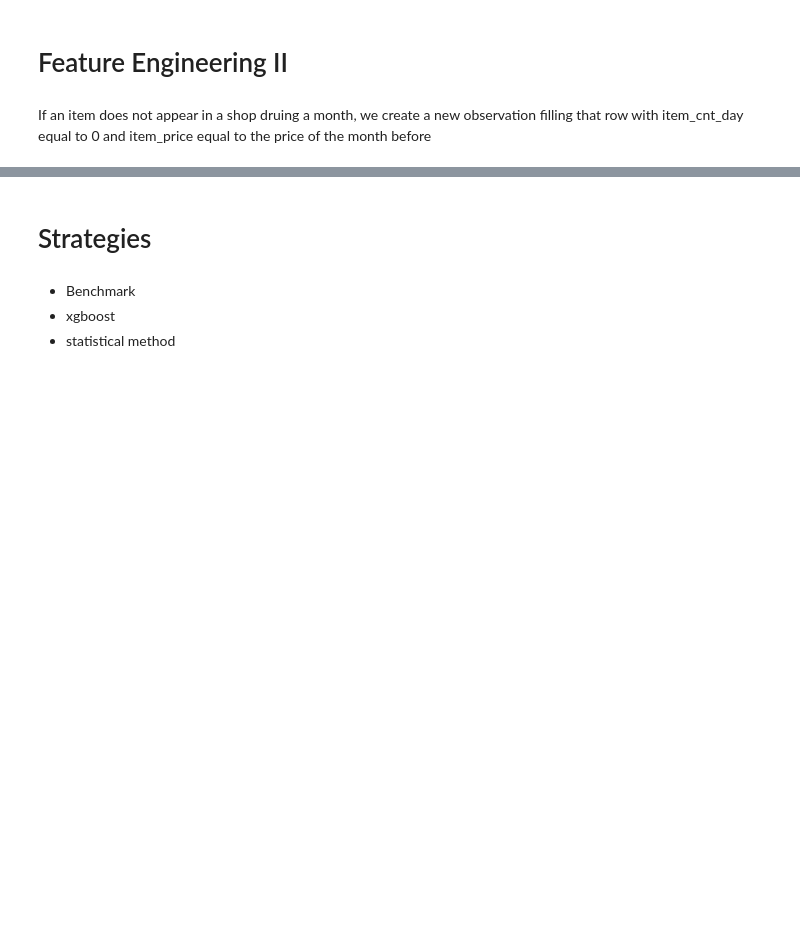
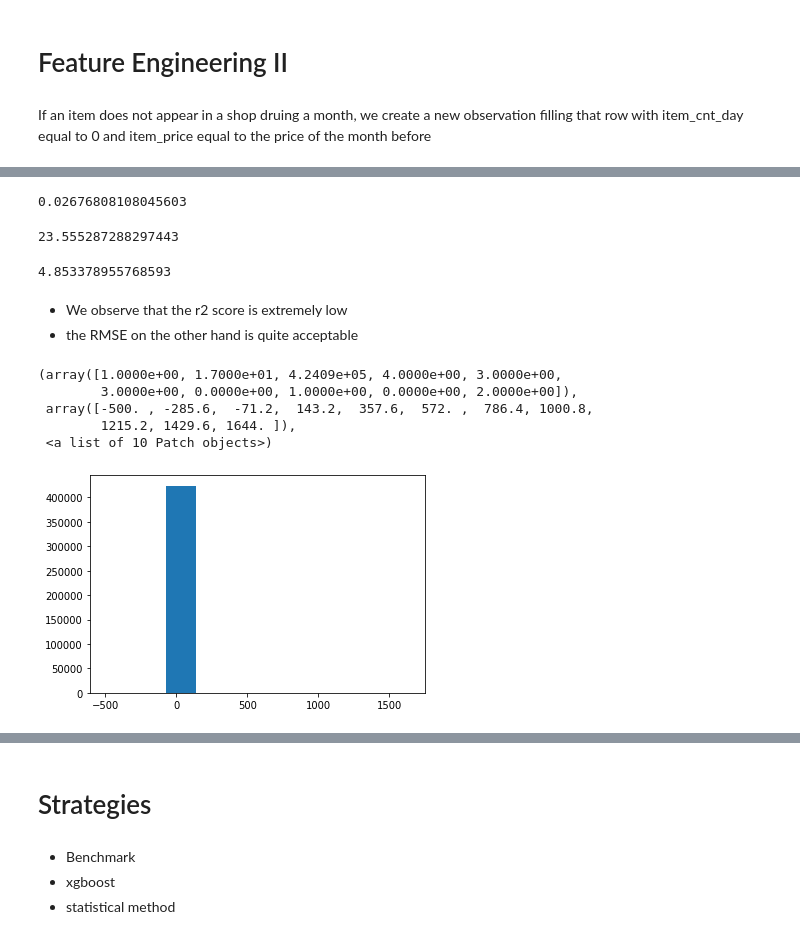
Before and after one commit to AlessandroBiagi/DataScienceProjects, a Jupyter notebook: Future_Sales/Predict_Future_Sales.ipynb, the cells around one changed output, grey strips where cells are left out. Drawn from its saved outputs; the diff is of its cells as text; code cells hidden in the pictures; blank space fills up the shorter version.

Commit message:
Added benchmark strategy and a beginning of a xgboost strategy

```diff
--- a/Future_Sales/Predict_Future_Sales.ipynb
+++ b/Future_Sales/Predict_Future_Sales.ipynb
@@ -422,0 +406,8 @@ df_merged['item_price'].fillna(med, inplace=True)
+# %%
+df_predicted = df_merged[['joined_fields', 'date_block_num', 'item_cnt_day']]
+df_predicted = df_predicted[df_predicted['date_block_num'] == 32]
+# %%
+df_true_value = df_merged[['joined_fields', 'date_block_num', 'item_cnt_day']]
+df_true_value = df_true_value[df_true_value['date_block_num'] == 33]
+# %%
+df_benchmark = df_predicted.merge(df_true_value, on='joined_fields', how='inner', suffixes=['_predicted','_true_value'])
@@ -422,0 +425,28 @@ df_merged['item_price'].fillna(med, inplace=True)
+# %%
+# Now we evaluate the benchmark prediction
+r2_score(df_benchmark['item_cnt_day_predicted'], df_benchmark['item_cnt_day_true_value'])
+# %% [output]
+0.02676808108045603
+# %%
+mean_squared_error(df_benchmark['item_cnt_day_predicted'], df_benchmark['item_cnt_day_true_value'])
+# %% [output]
+23.555287288297443
+# %%
+mean_squared_error(df_benchmark['item_cnt_day_predicted'], df_benchmark['item_cnt_day_true_value']) ** 0.5
+# %% [output]
+4.853378955768593
+# %% [markdown]
+- We observe that the r2 score is extremely low
+- the RMSE on the other hand is quite acceptable
+# %%
+import matplotlib.pyplot as plt
+error_benchmark = df_benchmark['item_cnt_day_predicted'] - df_benchmark['item_cnt_day_true_value']
+# %%
+plt.hist(error_benchmark)
+# %% [output]
+(array([1.0000e+00, 1.7000e+01, 4.2409e+05, 4.0000e+00, 3.0000e+00,
+        3.0000e+00, 0.0000e+00, 1.0000e+00, 0.0000e+00, 2.0000e+00]),
+ array([-500. , -285.6,  -71.2,  143.2,  357.6,  572. ,  786.4, 1000.8,
+        1215.2, 1429.6, 1644. ]),
+ <a list of 10 Patch objects>)
+[figure, added]
```
Also changed, not shown: parts of 37 cells of this notebook, 2 other files.
